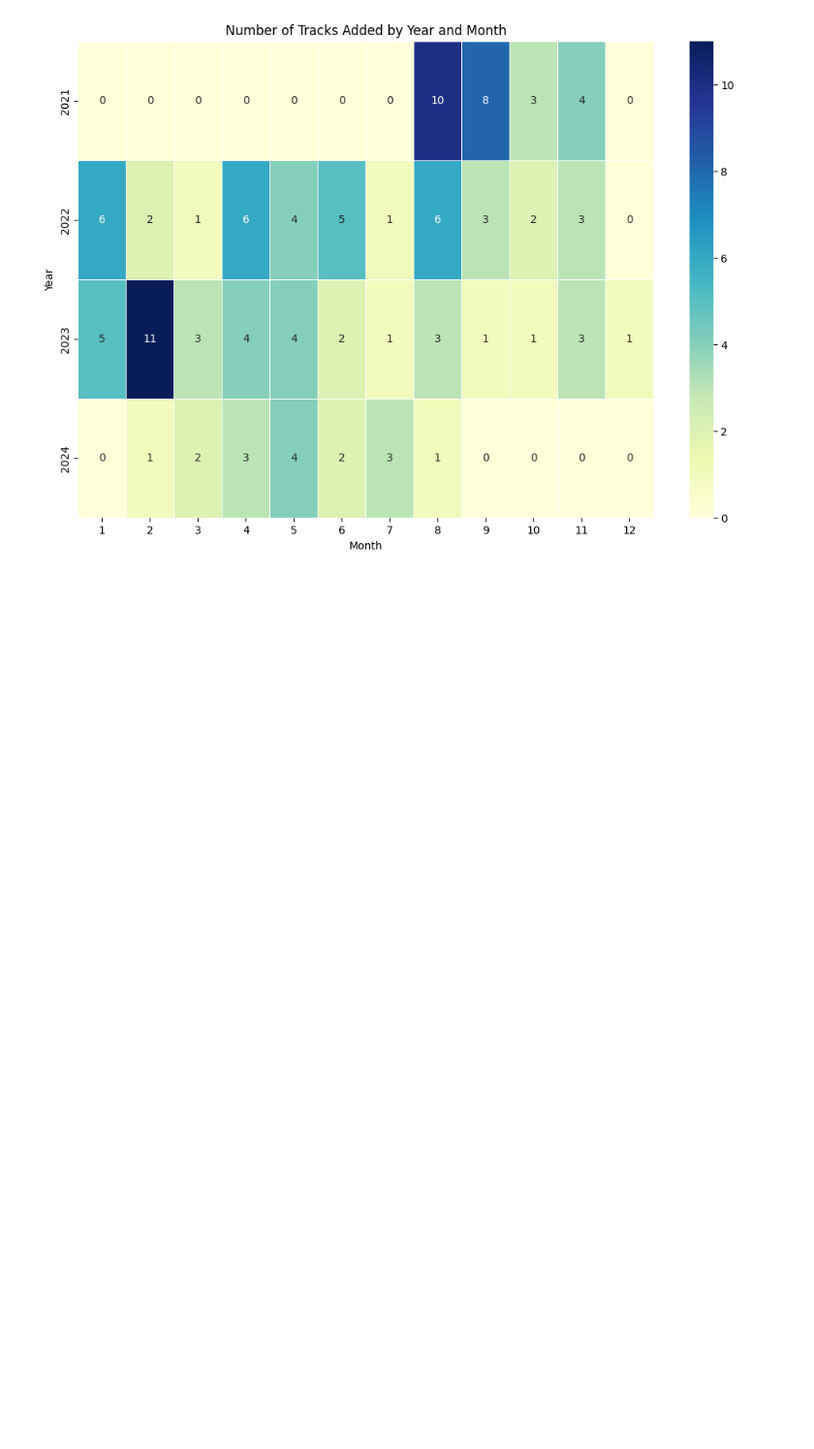
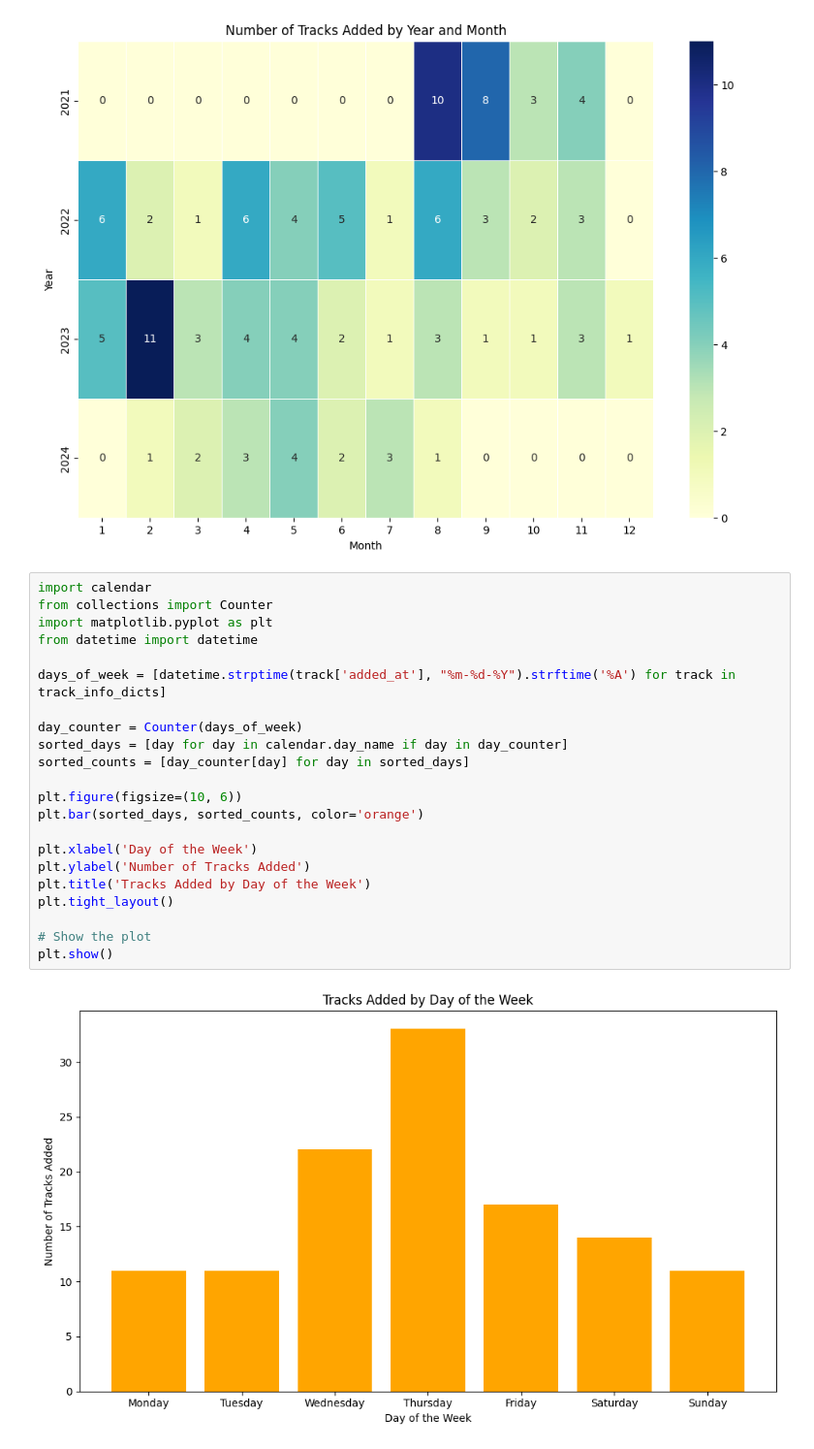
Before and after one commit to nick-hue/spotify-analysis, a Jupyter notebook: plotter.ipynb, the cells around one changed output. Shown: that part at 97% size. Saved outputs shown, nothing was run; the diff lists cells and outputs as text; blank space fills up the shorter version.

Commit message:
finished plotting

```diff
--- a/plotter.ipynb
+++ b/plotter.ipynb
@@ -102,3 +102,27 @@ plt.title('Number of Tracks Added by Year and Month')
 plt.show()
 # %% [output]
 [figure]
+# %%
+import calendar
+from collections import Counter
+import matplotlib.pyplot as plt
+from datetime import datetime
+
+days_of_week = [datetime.strptime(track['added_at'], "%m-%d-%Y").strftime('%A') for track in track_info_dicts]
+
+day_counter = Counter(days_of_week)
+sorted_days = [day for day in calendar.day_name if day in day_counter]
+sorted_counts = [day_counter[day] for day in sorted_days]
+
+plt.figure(figsize=(10, 6))
+plt.bar(sorted_days, sorted_counts, color='orange')
+
+plt.xlabel('Day of the Week')
+plt.ylabel('Number of Tracks Added')
+plt.title('Tracks Added by Day of the Week')
+plt.tight_layout()
+
+# Show the plot
+plt.show()
+# %% [output]
+[figure, added]
```
Also changed, not shown: parts of 1 cell of this notebook.
